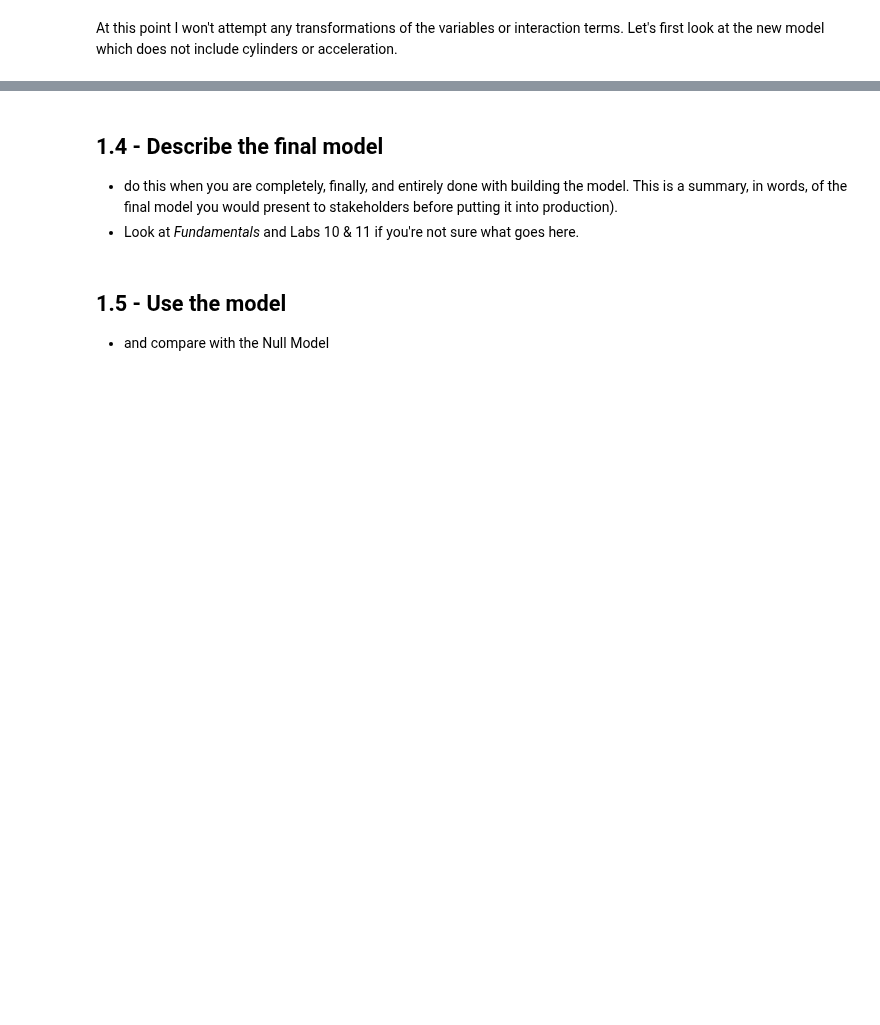
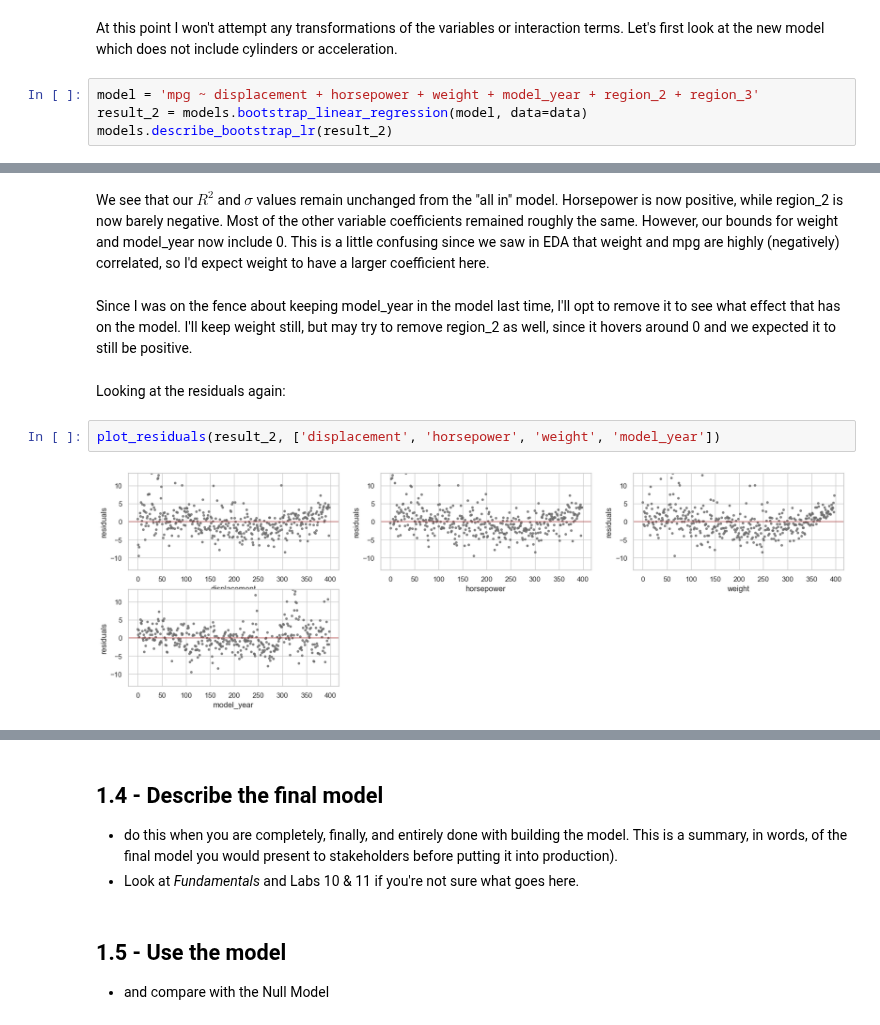
Before and after one commit to ansaridan/jhu-data-engineering-team-5, a Jupyter notebook: Problem_Set_5_2/Jhirsc21.ipynb, the cells around one changed output, grey strips where cells are left out. Saved outputs shown, nothing was run; the diff lists cells and outputs as text; blank space fills up the shorter version.

```diff
--- a/Problem_Set_5_2/Jhirsc21.ipynb
+++ b/Problem_Set_5_2/Jhirsc21.ipynb
@@ -503,2 +503,6 @@ Our residual plots actually don't look too bad. For weight I might be inclined t
 # %% [markdown]
 At this point I won't attempt any transformations of the variables or interaction terms. Let's first look at the new model which does not include cylinders or acceleration.
+# %%
+model = 'mpg ~ displacement + horsepower + weight + model_year + region_2 + region_3'
+result_2 = models.bootstrap_linear_regression(model, data=data)
+models.describe_bootstrap_lr(result_2)
@@ -504,0 +524,10 @@ At this point I won't attempt any transformations of the variables or interactio
+# %% [markdown]
+We see that our $R^2$ and $\sigma$ values remain unchanged from the "all in" model. Horsepower is now positive, while region_2 is now barely negative. Most of the other variable coefficients remained roughly the same. However, our bounds for weight and model_year now include 0. This is a little confusing since we saw in EDA that weight and mpg are highly (negatively) correlated, so I'd expect weight to have a larger coefficient here.
+# %% [markdown]
+Since I was on the fence about keeping model_year in the model last time, I'll opt to remove it to see what effect that has on the model. I'll keep weight still, but may try to remove region_2 as well, since it hovers around 0 and we expected it to still be positive.
+# %% [markdown]
+Looking at the residuals again:
+# %%
+plot_residuals(result_2, ['displacement', 'horsepower', 'weight', 'model_year'])
+# %% [output]
+[figure, added]
```
Also changed, not shown: parts of 10 cells of this notebook.
